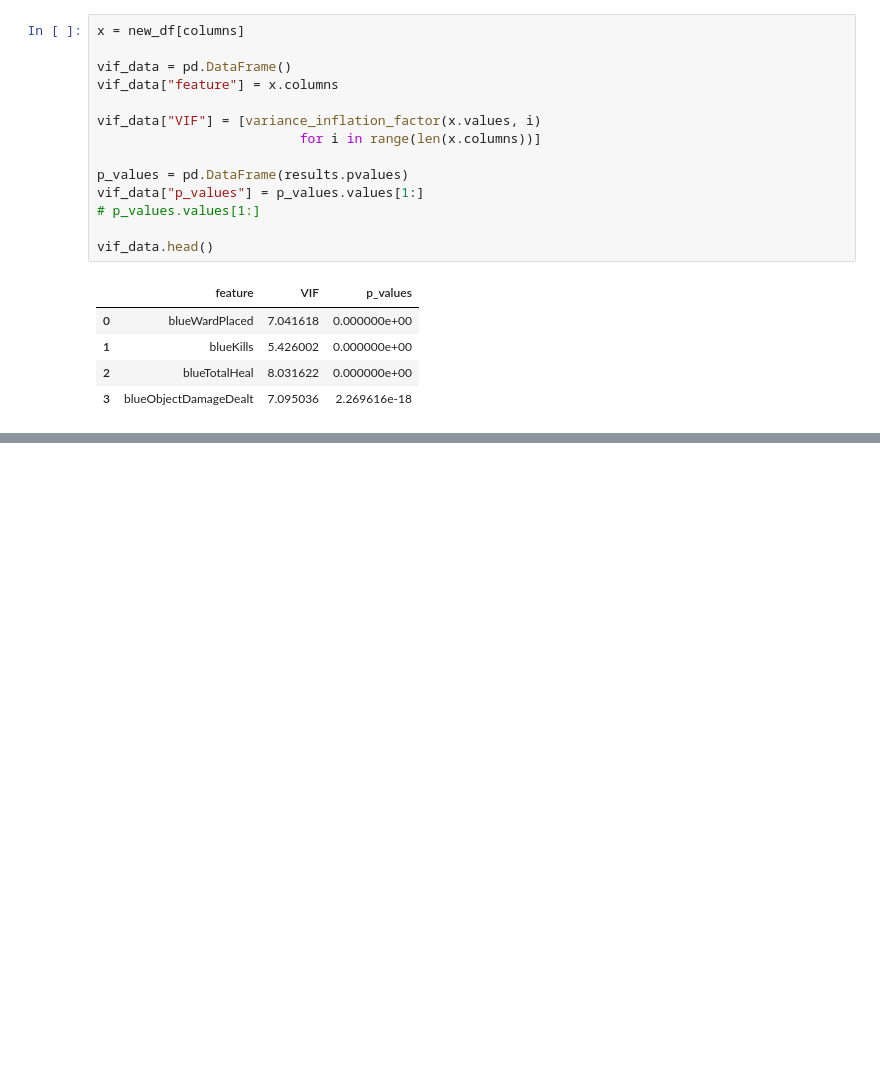
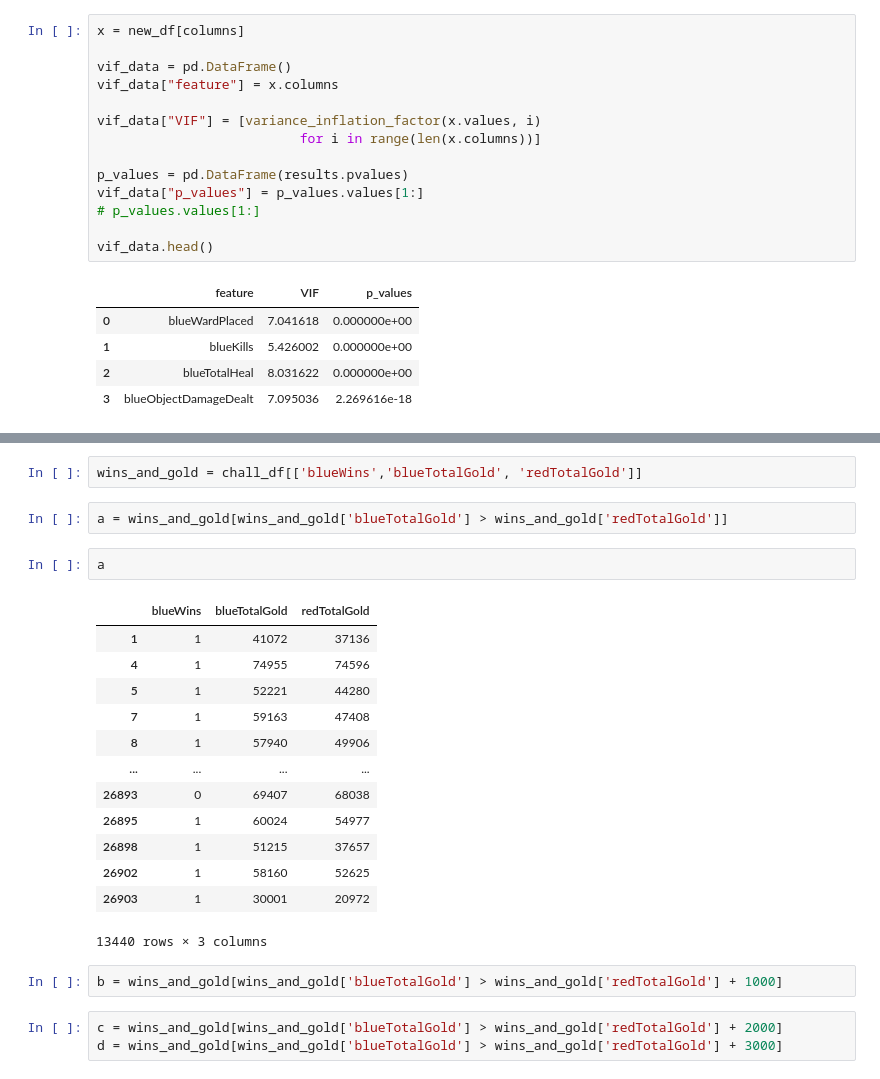
Before and after one commit to Rasputin1127/2020-Season-Game-Analytics-LoL, a Jupyter notebook: explore_data_2.ipynb, the cells around one changed output, grey strips where cells are left out. Drawn from its saved outputs; the diff is of its cells as text; blank space fills up the shorter version.

```diff
--- a/explore_data_2.ipynb
+++ b/explore_data_2.ipynb
@@ -468,0 +604,25 @@ vif_data.head()
+# %%
+wins_and_gold = chall_df[['blueWins','blueTotalGold', 'redTotalGold']]
+# %%
+a = wins_and_gold[wins_and_gold['blueTotalGold'] > wins_and_gold['redTotalGold']]
+# %%
+a
+# %% [output]
+|  | blueWins | blueTotalGold | redTotalGold |
+| 1 | 1 | 41072 | 37136 |
+| 4 | 1 | 74955 | 74596 |
+| 5 | 1 | 52221 | 44280 |
+| 7 | 1 | 59163 | 47408 |
+| 8 | 1 | 57940 | 49906 |
+| ... | ... | ... | ... |
+| 26893 | 0 | 69407 | 68038 |
+| 26895 | 1 | 60024 | 54977 |
+| 26898 | 1 | 51215 | 37657 |
+| 26902 | 1 | 58160 | 52625 |
+| 26903 | 1 | 30001 | 20972 |
+13440 rows × 3 columns
+# %%
+b = wins_and_gold[wins_and_gold['blueTotalGold'] > wins_and_gold['redTotalGold'] + 1000]
+# %%
+c = wins_and_gold[wins_and_gold['blueTotalGold'] > wins_and_gold['redTotalGold'] + 2000]
+d = wins_and_gold[wins_and_gold['blueTotalGold'] > wins_and_gold['redTotalGold'] + 3000]
```
Also changed, not shown: parts of 25 cells of this notebook, 6 other files.
